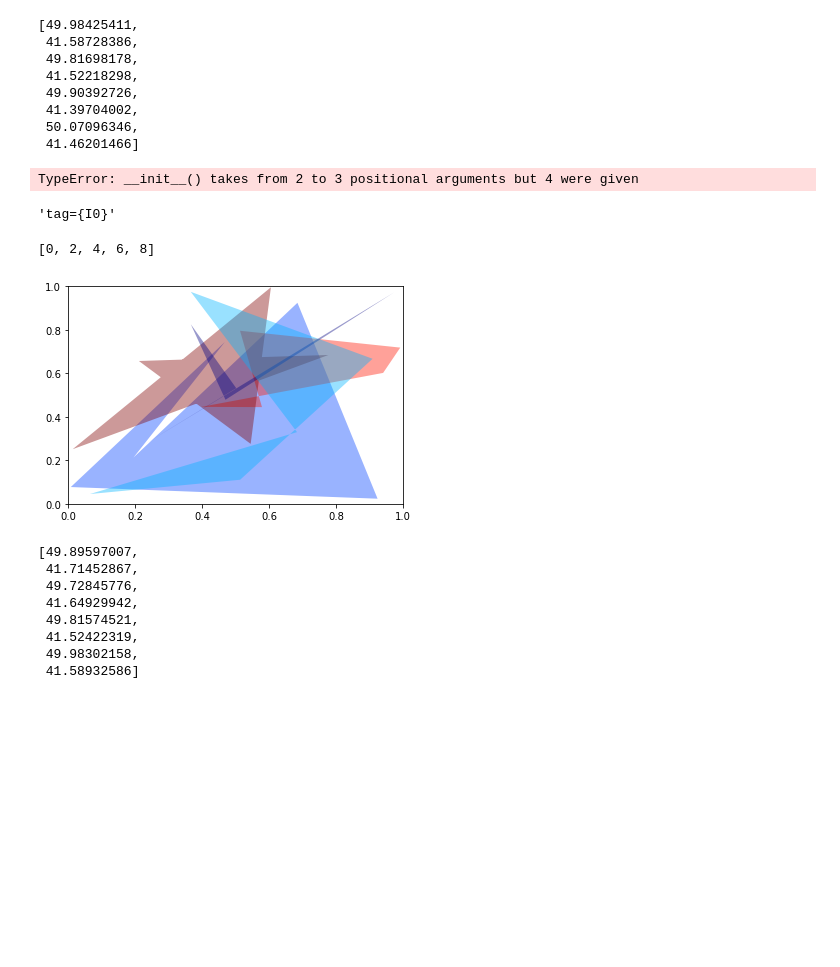
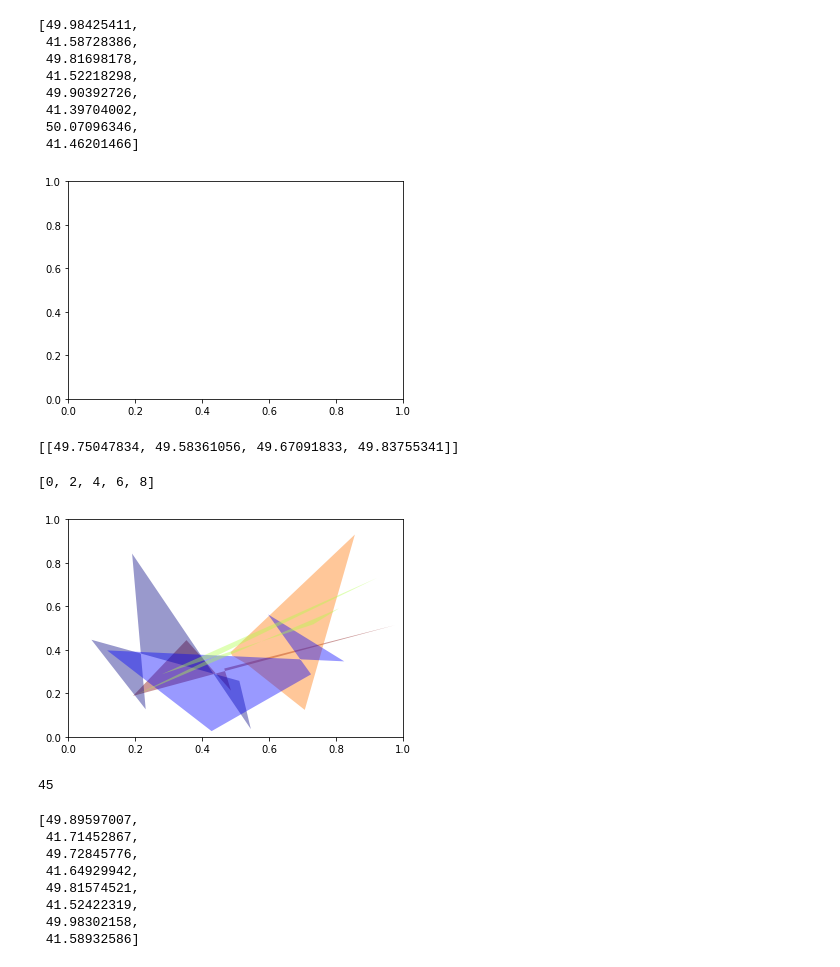
Before and after one commit to tlmakinen/ultra-diffuse-galaxies, a Jupyter notebook: perseus_plot.ipynb, the cells around one changed output. Cells and saved outputs as stored; diff of their text form; code cells hidden in the pictures; blank space fills up the shorter version.

Commit message:
patches can be plotted now

```diff
--- a/perseus_plot.ipynb
+++ b/perseus_plot.ipynb
@@ -61,61 +61,55 @@ import matplotlib
 from matplotlib.patches import Polygon
 from matplotlib.collections import PatchCollection
 
+
 imagenum = 502
 polynum = 1
+
+paneltolookat = "S3, I3, I2"
+
 panelnum = "S3"
 r = pyregion.open(image_file(imagenum))
 
 tag = r[polynum].comment
 
 referencetag = "tag={%s}" %panelnum
 
+xyarrays = []
+
+for i in range(len(r)):
+    if r[i].comment == referencetag:
+        xyarrays.append(r[i].coord_list)
+
+
 xcoords = []  # a list of x-coordinate arrays for each polygon
 ycoords = []  # a list of y-coordinate arrays for each polygon
 
-for i in range(len(r)):
-    xy = r[i].coord_list
+fig, ax = plt.subplots()
+patches = []
+
+for i in range(len(xyarrays)):
+    xy = xyarrays[i]
     x = xy[::2]
     y = xy[1::2]
     xcoords.append(x)
     ycoords.append(y)
+    panel = Polygon([[xy[0],xy[1]], [xy[2],xy[3]], [xy[4],xy[5]], [xy[6],xy[7]]], True)
+    patches.append(panel)
 
-
-
-fig, ax = plt.subplots()
-patches = []
-N = 5
-
-for i in range(N):
-    polygon = Polygon(xcoords[i],ycoords[i], True)
-    patches.append(polygon)
 
 p = PatchCollection(patches, cmap=matplotlib.cm.jet, alpha=0.4)
 
 colors = 100*np.random.rand(len(patches))
 p.set_array(np.array(colors))
 
-ax.add_collection(p)
+ax1.add_collection(p)
 
 plt.show()
 
 print(xcoords)
-
-for i in range(len(r)):
-    if r[i].comment == referencetag:
-        print(r[i].coord_list)
 # %% [output]
+[figure, added]
-TypeError: __init__() takes from 2 to 3 positional arguments but 4 were given
+[[49.75047834, 49.58361056, 49.67091833, 49.83755341]]
-# %%
-def getpolygon(imagenum, tag,  )
-
-
-r = pyregion.open("regfiles/502.reg")
-
-
-r[0].comment
-# %% [output]
-'tag={I0}'
 # %%
 a = [0,1,2,3,4,5,6,7,8,9]
 
@@ -150,7 +144,12 @@ ax.add_collection(p)
 
 plt.show()
 # %% [output]
-[figure, old version]
+[figure, new version]
+# %%
+tel = dict(john=45, sally=85)
+print(tel['john'])
+# %% [output]
+45
 # %%
 def create_panel(fname):
     return pyregion.open(fname) # returns shapelist object
```
Also changed, not shown: parts of 8 cells of this notebook.
